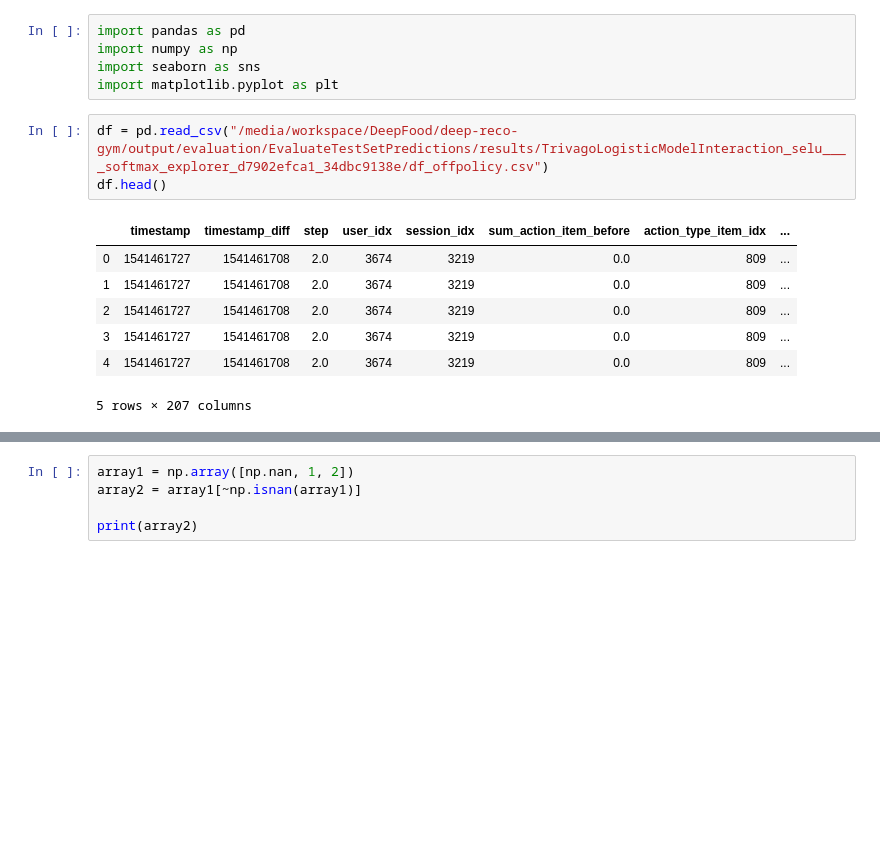
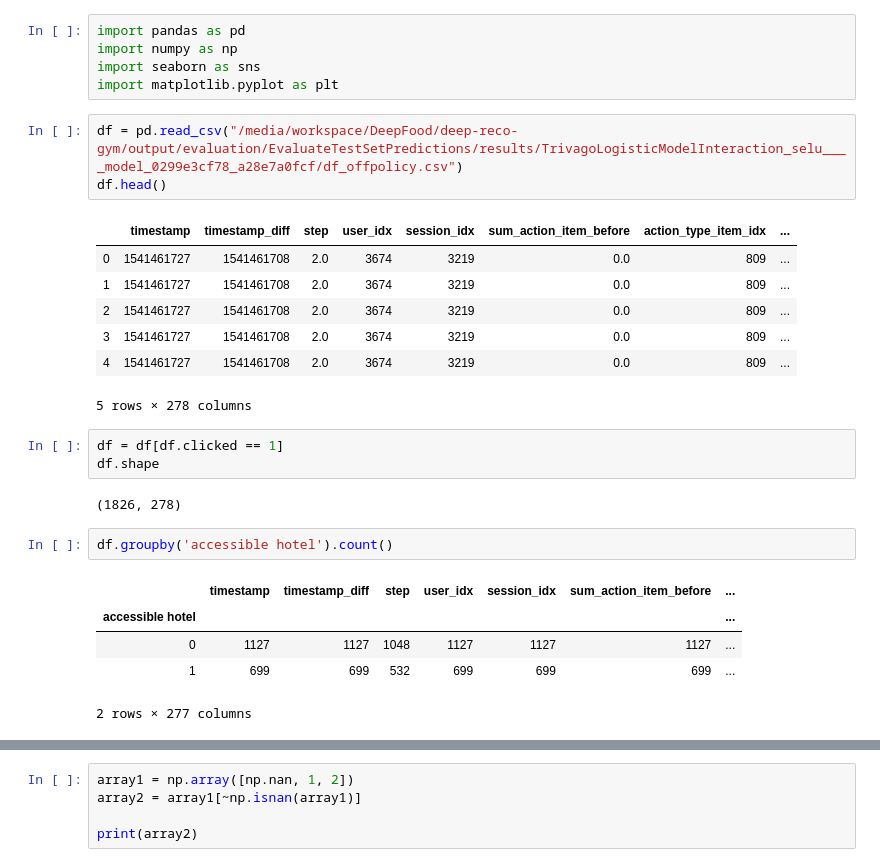
Before and after one commit to deeplearningbrasil/mars-gym, a Jupyter notebook: notebooks/Offpolicy.ipynb, the cells around one changed output, grey strips where cells are left out. Drawn from its saved outputs; the diff is of its cells as text; blank space fills up the shorter version.

```diff
--- a/notebooks/Offpolicy.ipynb
+++ b/notebooks/Offpolicy.ipynb
@@ -4,7 +4,7 @@ import numpy as np
 import seaborn as sns
 import matplotlib.pyplot as plt
 # %%
-df = pd.read_csv("/media/workspace/DeepFood/deep-reco-gym/output/evaluation/EvaluateTestSetPredictions/results/TrivagoLogisticModelInteraction_selu____softmax_explorer_d7902efca1_34dbc9138e/df_offpolicy.csv")
+df = pd.read_csv("/media/workspace/DeepFood/deep-reco-gym/output/evaluation/EvaluateTestSetPredictions/results/TrivagoLogisticModelInteraction_selu____model_0299e3cf78_a28e7a0fcf/df_offpolicy.csv")
 df.head()
 # %% [output]
 |  | timestamp | timestamp_diff | step | user_idx | session_idx | sum_action_item_before | action_type_item_idx | ... |
@@ -13,4 +13,17 @@ df.head()
 | 2 | 1541461727 | 1541461708 | 2.0 | 3674 | 3219 | 0.0 | 809 | ... |
 | 3 | 1541461727 | 1541461708 | 2.0 | 3674 | 3219 | 0.0 | 809 | ... |
 | 4 | 1541461727 | 1541461708 | 2.0 | 3674 | 3219 | 0.0 | 809 | ... |
-5 rows × 207 columns
+5 rows × 278 columns
+# %%
+df = df[df.clicked == 1]
+df.shape
+# %% [output]
+(1826, 278)
+# %%
+df.groupby('accessible hotel').count()
+# %% [output]
+|  | timestamp | timestamp_diff | step | user_idx | session_idx | sum_action_item_before | ... |
+| accessible hotel |  |  |  |  |  |  | ... |
+| 0 | 1127 | 1127 | 1048 | 1127 | 1127 | 1127 | ... |
+| 1 | 699 | 699 | 532 | 699 | 699 | 699 | ... |
+2 rows × 277 columns
```
Also changed, not shown: parts of 16 cells of this notebook, 6 other files.
